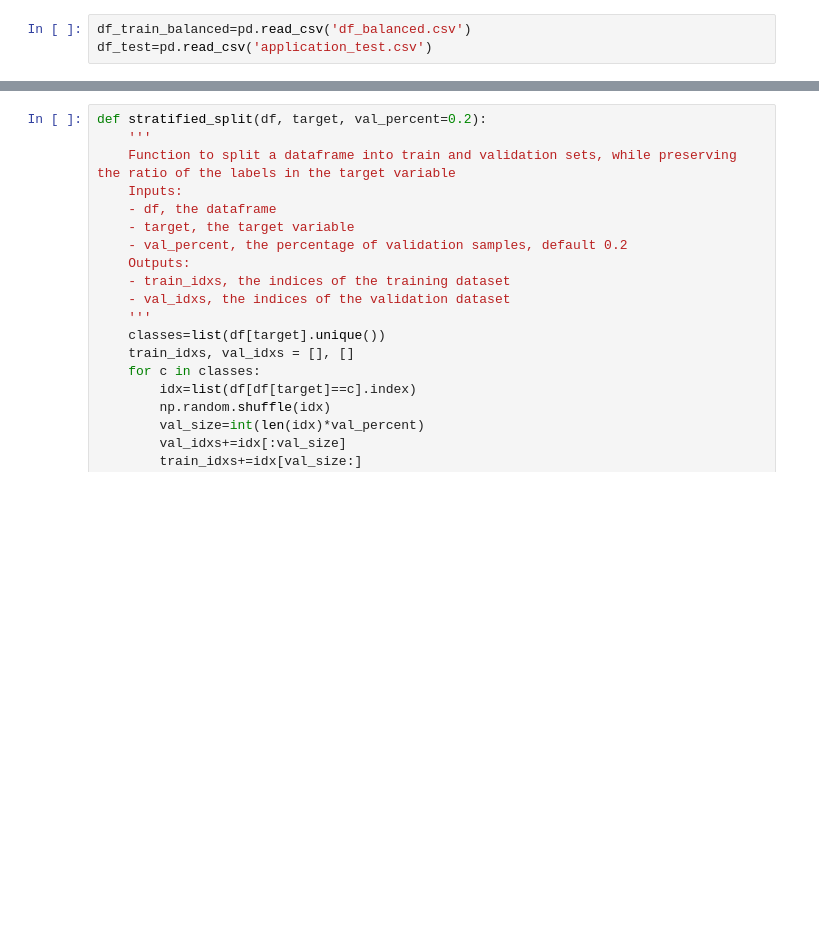
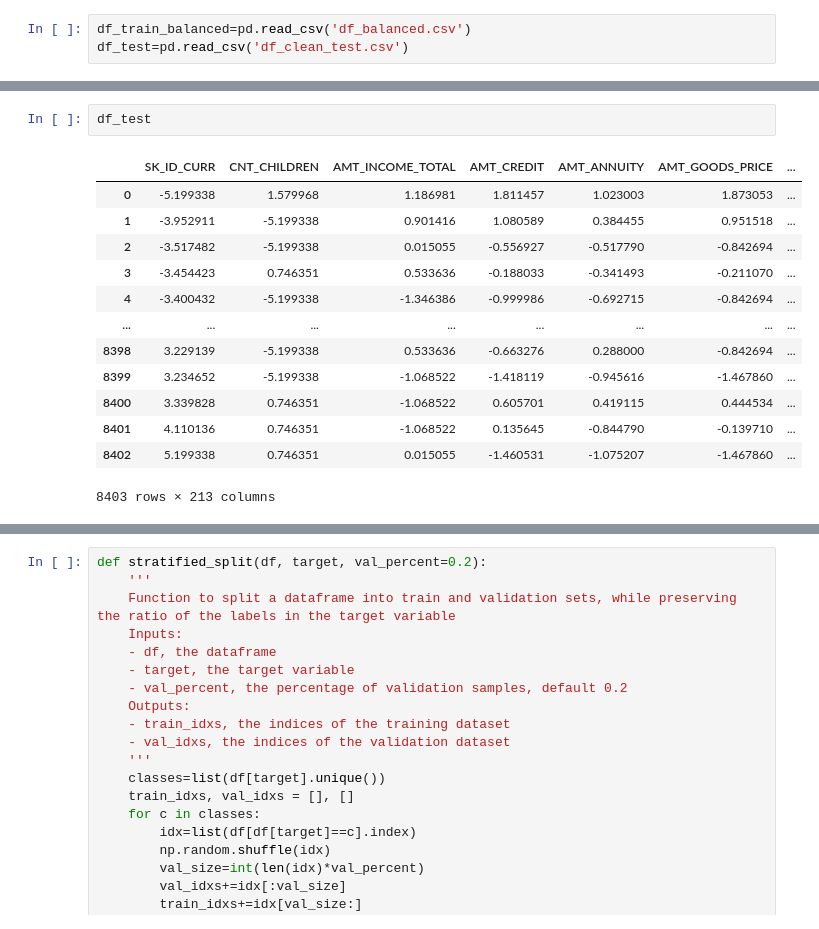
Before and after one commit to seim13/Application_BigData, a Jupyter notebook: Model building For balanced dataset.ipynb, the cells around one changed output, grey strips where cells are left out. Drawn from its saved outputs; the diff is of its cells as text; blank space fills up the shorter version.

```diff
--- a/Model building For balanced dataset.ipynb
+++ b/Model building For balanced dataset.ipynb
@@ -19,4 +23,4 @@ from sklearn.metrics import classification_report
 # %%
 df_train_balanced=pd.read_csv('df_balanced.csv')
-df_test=pd.read_csv('application_test.csv')
+df_test=pd.read_csv('df_clean_test.csv')
 # %%
@@ -38,0 +28,16 @@ df_train_balanced
+# %%
+df_test
+# %% [output]
+|  | SK_ID_CURR | CNT_CHILDREN | AMT_INCOME_TOTAL | AMT_CREDIT | AMT_ANNUITY | AMT_GOODS_PRICE | ... |
+| 0 | -5.199338 | 1.579968 | 1.186981 | 1.811457 | 1.023003 | 1.873053 | ... |
+| 1 | -3.952911 | -5.199338 | 0.901416 | 1.080589 | 0.384455 | 0.951518 | ... |
+| 2 | -3.517482 | -5.199338 | 0.015055 | -0.556927 | -0.517790 | -0.842694 | ... |
+| 3 | -3.454423 | 0.746351 | 0.533636 | -0.188033 | -0.341493 | -0.211070 | ... |
+| 4 | -3.400432 | -5.199338 | -1.346386 | -0.999986 | -0.692715 | -0.842694 | ... |
+| ... | ... | ... | ... | ... | ... | ... | ... |
+| 8398 | 3.229139 | -5.199338 | 0.533636 | -0.663276 | 0.288000 | -0.842694 | ... |
+| 8399 | 3.234652 | -5.199338 | -1.068522 | -1.418119 | -0.945616 | -1.467860 | ... |
+| 8400 | 3.339828 | 0.746351 | -1.068522 | 0.605701 | 0.419115 | 0.444534 | ... |
+| 8401 | 4.110136 | 0.746351 | -1.068522 | 0.135645 | -0.844790 | -0.139710 | ... |
+| 8402 | 5.199338 | 0.746351 | 0.015055 | -1.460531 | -1.075207 | -1.467860 | ... |
+8403 rows × 213 columns
```
Also changed, not shown: parts of 39 cells of this notebook, 1 other file.
